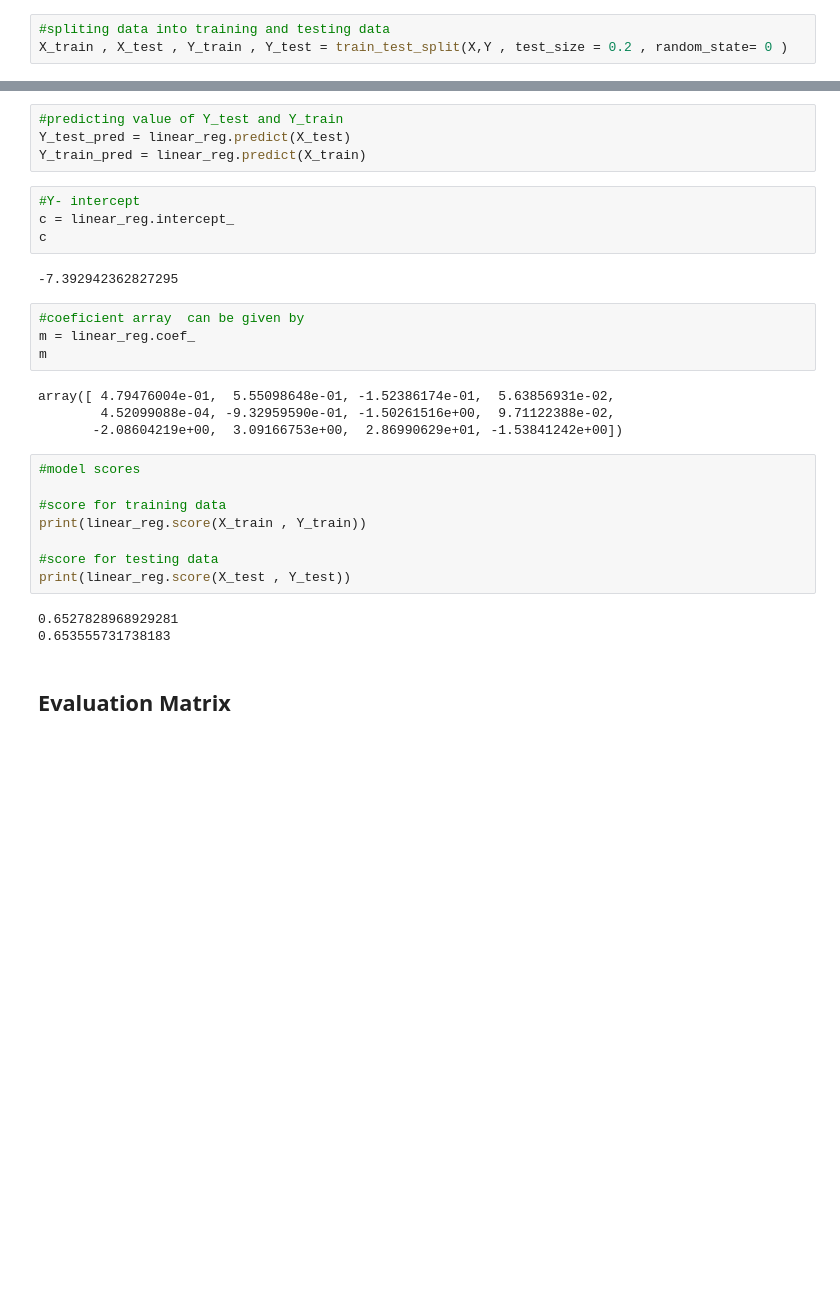
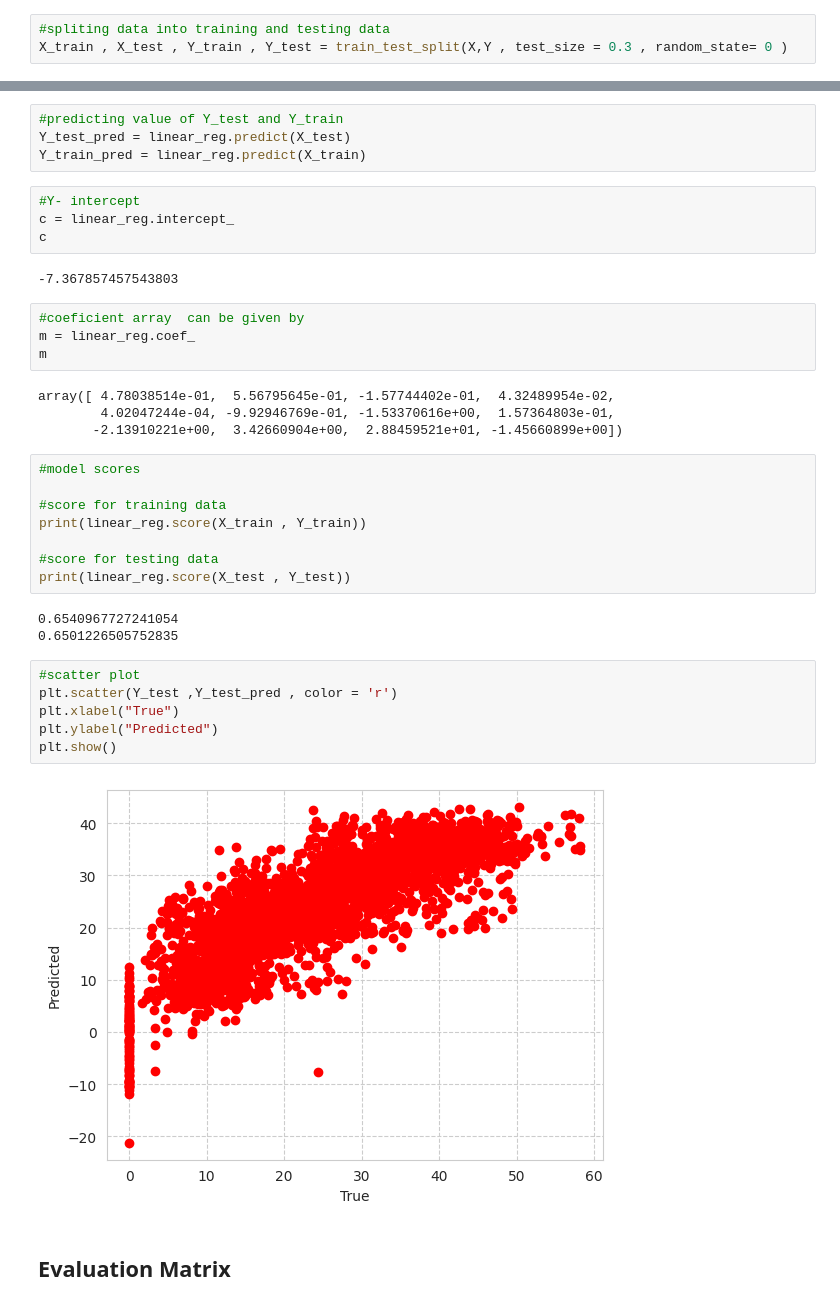
Before and after one commit to ady909/Capstone-Project-Bike-Sharing-Demand-Prediction-, a Jupyter notebook: Capstone_Project_Bike_Sharing_Demand_Prediction_.ipynb, the cells around one changed output, grey strips where cells are left out. Cells and saved outputs as stored; diff of their text form; blank space fills up the shorter version.

```diff
--- a/Capstone_Project_Bike_Sharing_Demand_Prediction_.ipynb
+++ b/Capstone_Project_Bike_Sharing_Demand_Prediction_.ipynb
@@ -557,7 +557,7 @@ So there are total 8760 datapoints and 12 features and we have to predict depend
 ## Train Test split
 # %%
 #spliting data into training and testing data
-X_train , X_test , Y_train , Y_test = train_test_split(X,Y , test_size = 0.2 , random_state= 0 )
+X_train , X_test , Y_train , Y_test = train_test_split(X,Y , test_size = 0.3 , random_state= 0 )
 # %%
 #shape
 X_train.shape , Y_train.shape , X_test.shape , Y_test.shape
@@ -583,15 +583,15 @@ Y_train_pred = linear_reg.predict(X_train)
 c = linear_reg.intercept_
 c
 # %% [output]
--7.392942362827295
+-7.367857457543803
 # %%
 #coeficient array  can be given by
 m = linear_reg.coef_
 m
 # %% [output]
-array([ 4.79476004e-01,  5.55098648e-01, -1.52386174e-01,  5.63856931e-02,
-        4.52099088e-04, -9.32959590e-01, -1.50261516e+00,  9.71122388e-02,
-       -2.08604219e+00,  3.09166753e+00,  2.86990629e+01, -1.53841242e+00])
+array([ 4.78038514e-01,  5.56795645e-01, -1.57744402e-01,  4.32489954e-02,
+        4.02047244e-04, -9.92946769e-01, -1.53370616e+00,  1.57364803e-01,
+       -2.13910221e+00,  3.42660904e+00,  2.88459521e+01, -1.45660899e+00])
 # %%
 #model scores
 
@@ -601,8 +601,16 @@ print(linear_reg.score(X_train , Y_train))
 #score for testing data
 print(linear_reg.score(X_test , Y_test))
 # %% [output]
-0.6527828968929281
-0.653555731738183
+0.6540967727241054
+0.6501226505752835
+# %%
+#scatter plot
+plt.scatter(Y_test ,Y_test_pred , color = 'r')
+plt.xlabel("True")
+plt.ylabel("Predicted")
+plt.show()
+# %% [output]
+[figure, added]
 # %% [markdown]
 ## Evaluation Matrix
 # %%
```
Also changed, not shown: parts of 44 cells of this notebook.
